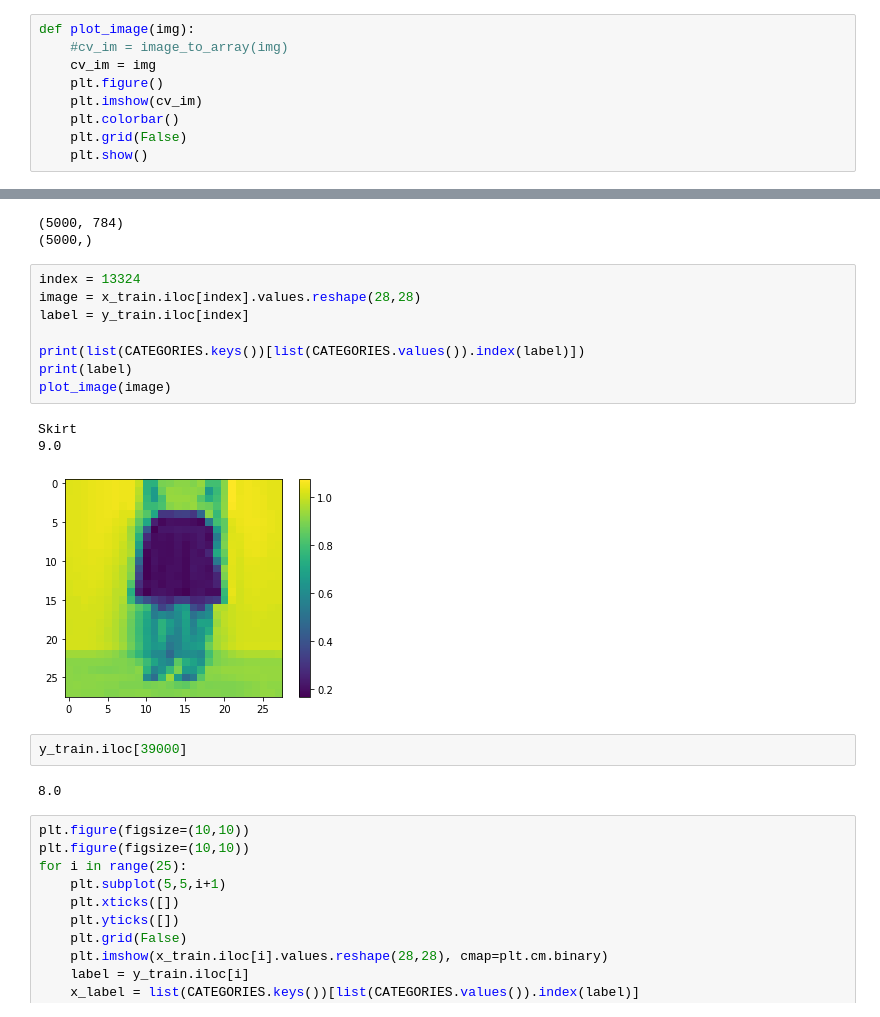
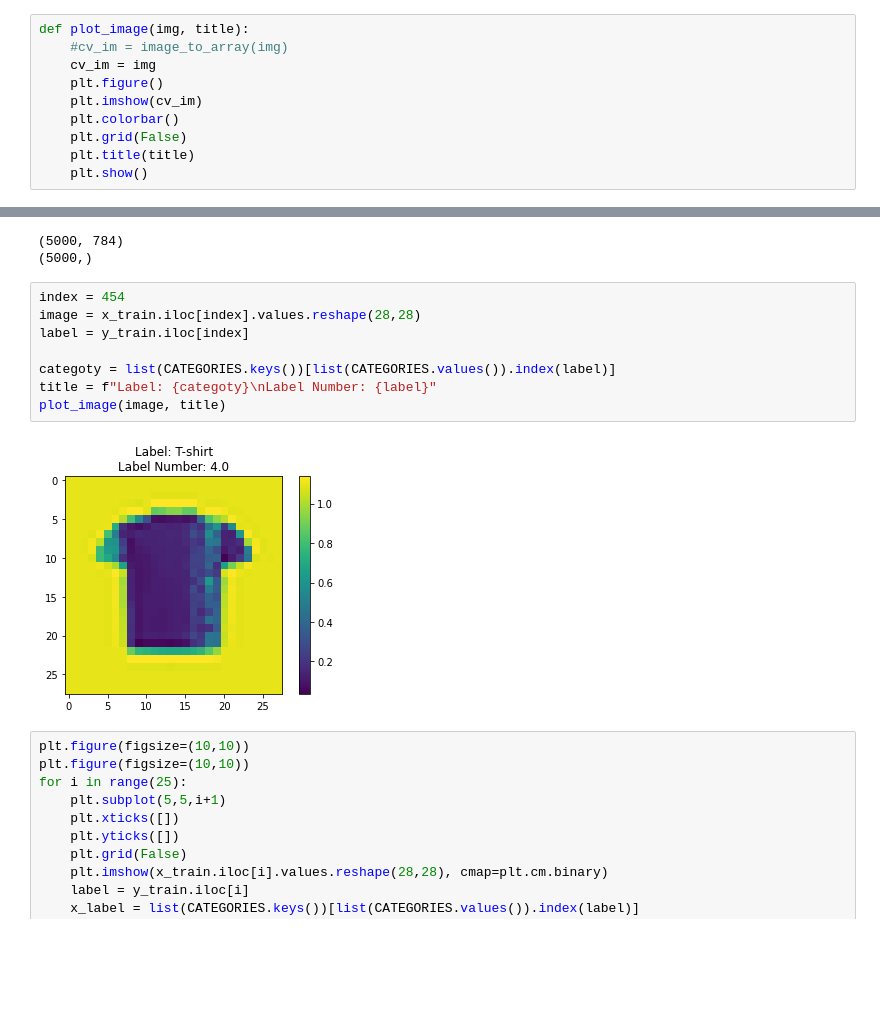
Before and after one commit to aahashemi/zalando, a Jupyter notebook: zalando_classification.ipynb, the cells around one changed output, grey strips where cells are left out. Cells and saved outputs as stored; diff of their text form; blank space fills up the shorter version.

```diff
--- a/zalando_classification.ipynb
+++ b/zalando_classification.ipynb
@@ -67,13 +67,14 @@ df_train = df.iloc[:40000, 1:786]
 df_test = df.iloc[40000:45000, 1:786]
 df_validate = df.iloc[45000:, 1:786]
 # %%
-def plot_image(img):
+def plot_image(img, title):
     #cv_im = image_to_array(img)
     cv_im = img
     plt.figure()
     plt.imshow(cv_im)
     plt.colorbar()
     plt.grid(False)
+    plt.title(title)
     plt.show()
 # %%
 x_train = df_train.iloc[:, 1:786] / 8
@@ -91,21 +92,15 @@ print(y_test.shape)
 (5000, 784)
 (5000,)
 # %%
-index = 13324
+index = 454
 image = x_train.iloc[index].values.reshape(28,28)
 label = y_train.iloc[index]
 
-print(list(CATEGORIES.keys())[list(CATEGORIES.values()).index(label)])
-print(label)
-plot_image(image)
+categoty = list(CATEGORIES.keys())[list(CATEGORIES.values()).index(label)]
+title = f"Label: {categoty}\nLabel Number: {label}"
+plot_image(image, title)
 # %% [output]
-Skirt
-9.0
-[figure, old version]
+[figure, new version]
-# %%
-y_train.iloc[39000]
-# %% [output]
-8.0
 # %%
 plt.figure(figsize=(10,10))
 plt.figure(figsize=(10,10))
```
Also changed, not shown: parts of 16 cells of this notebook.
